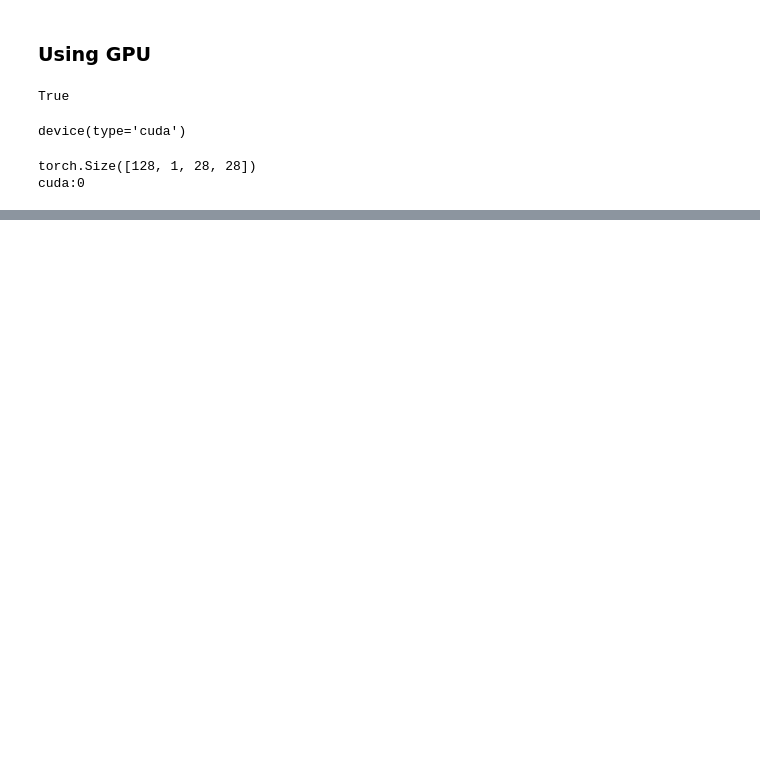
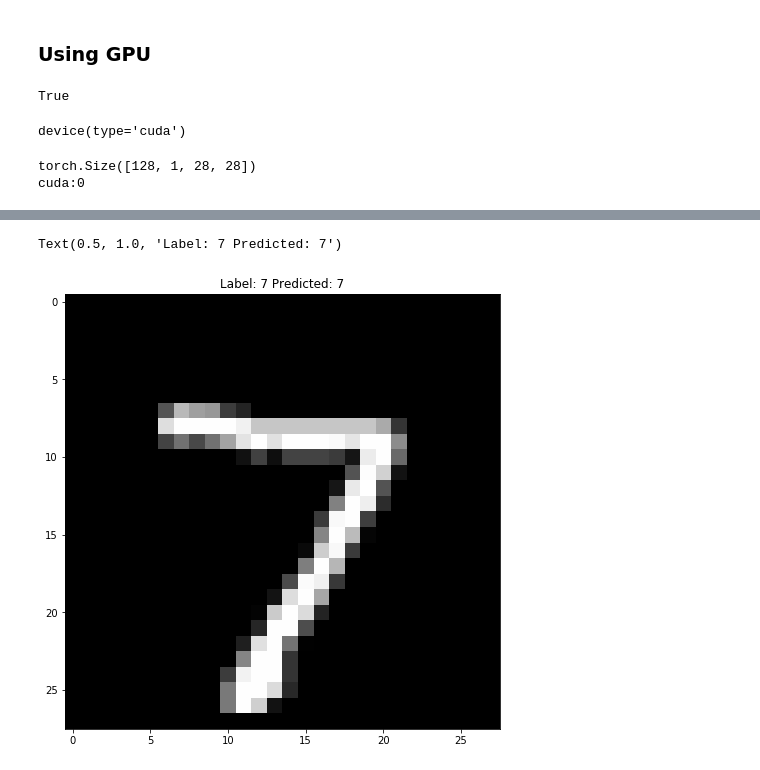
Before and after one commit to ShuklaJt11/ml-learning, a Jupyter notebook: Pytorch/pytorch_images_gpu_dnn.ipynb, the cells around one changed output, grey strips where cells are left out. Saved outputs shown, nothing was run; the diff lists cells and outputs as text; code cells hidden in the pictures; blank space fills up the shorter version.

```diff
--- a/Pytorch/pytorch_images_gpu_dnn.ipynb
+++ b/Pytorch/pytorch_images_gpu_dnn.ipynb
@@ -180,0 +199,7 @@ def fit(epochs, lr, model, loss_fn, train_dl, valid_dl, opt_fn=None, metric=None
+# %%
+input_size = 28 * 28
+hidden_size = [256, 32]
+out_size = 10
+model = MnistModel(input_size, hidden_size, out_size)
+
+to_device(model, device)
@@ -180,0 +286,2 @@ def fit(epochs, lr, model, loss_fn, train_dl, valid_dl, opt_fn=None, metric=None
+# %%
+test_dataset = MNIST(root='dataset/', train=False, transform=ToTensor())
@@ -180,0 +294,9 @@ def fit(epochs, lr, model, loss_fn, train_dl, valid_dl, opt_fn=None, metric=None
+# %%
+image = test_dataset[0][0]
+label = test_dataset[0][1]
+plt.figure(figsize=(8, 8))
+plt.imshow(image[0], cmap='gray')
+plt.title('Label: ' + str(label) + ' Predicted: ' + str(predict_img(to_device(image, device), model)))
+# %% [output]
+Text(0.5, 1.0, 'Label: 7 Predicted: 7')
+[figure, added]
```
Also changed, not shown: parts of 18 cells of this notebook.
